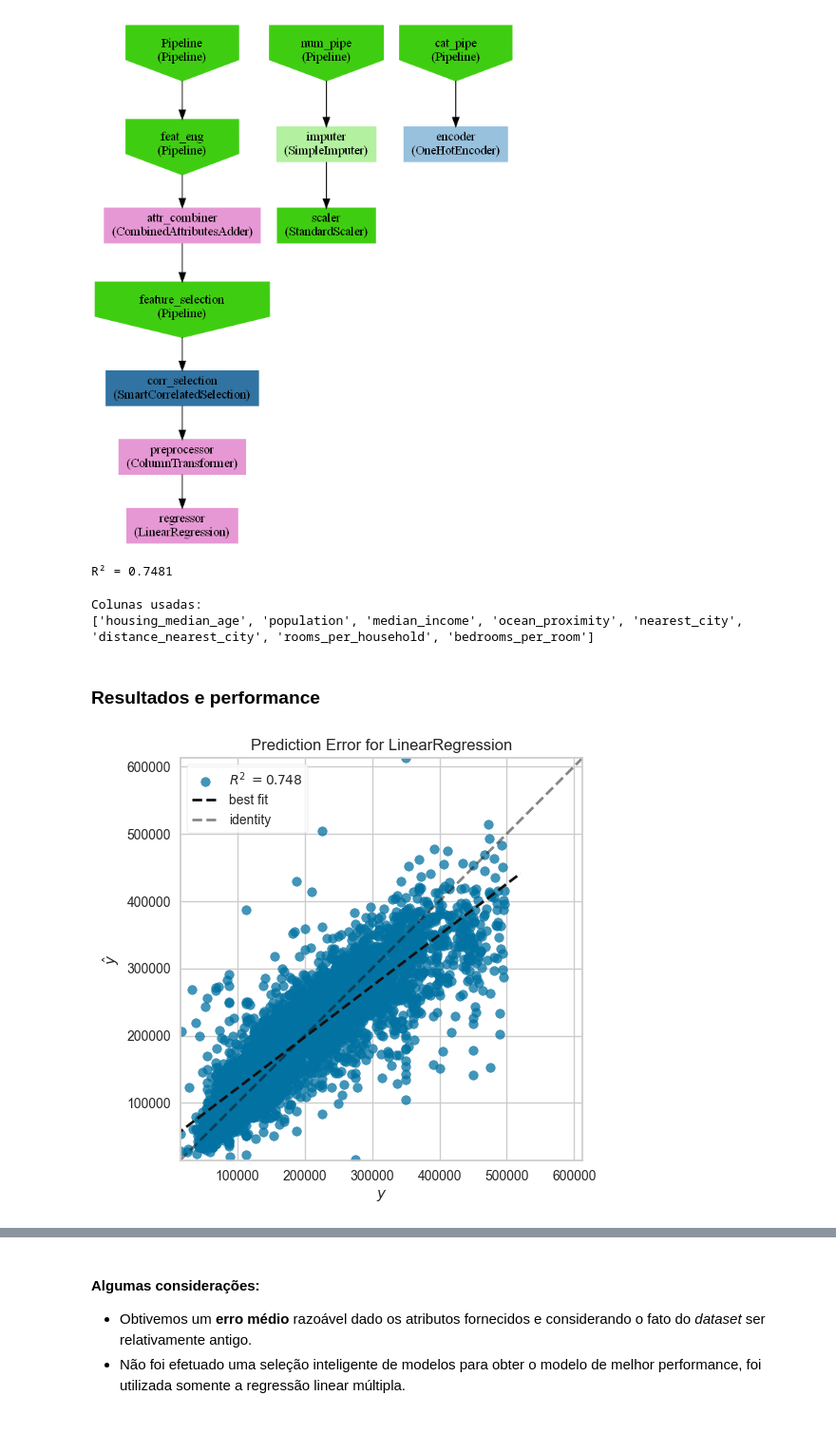
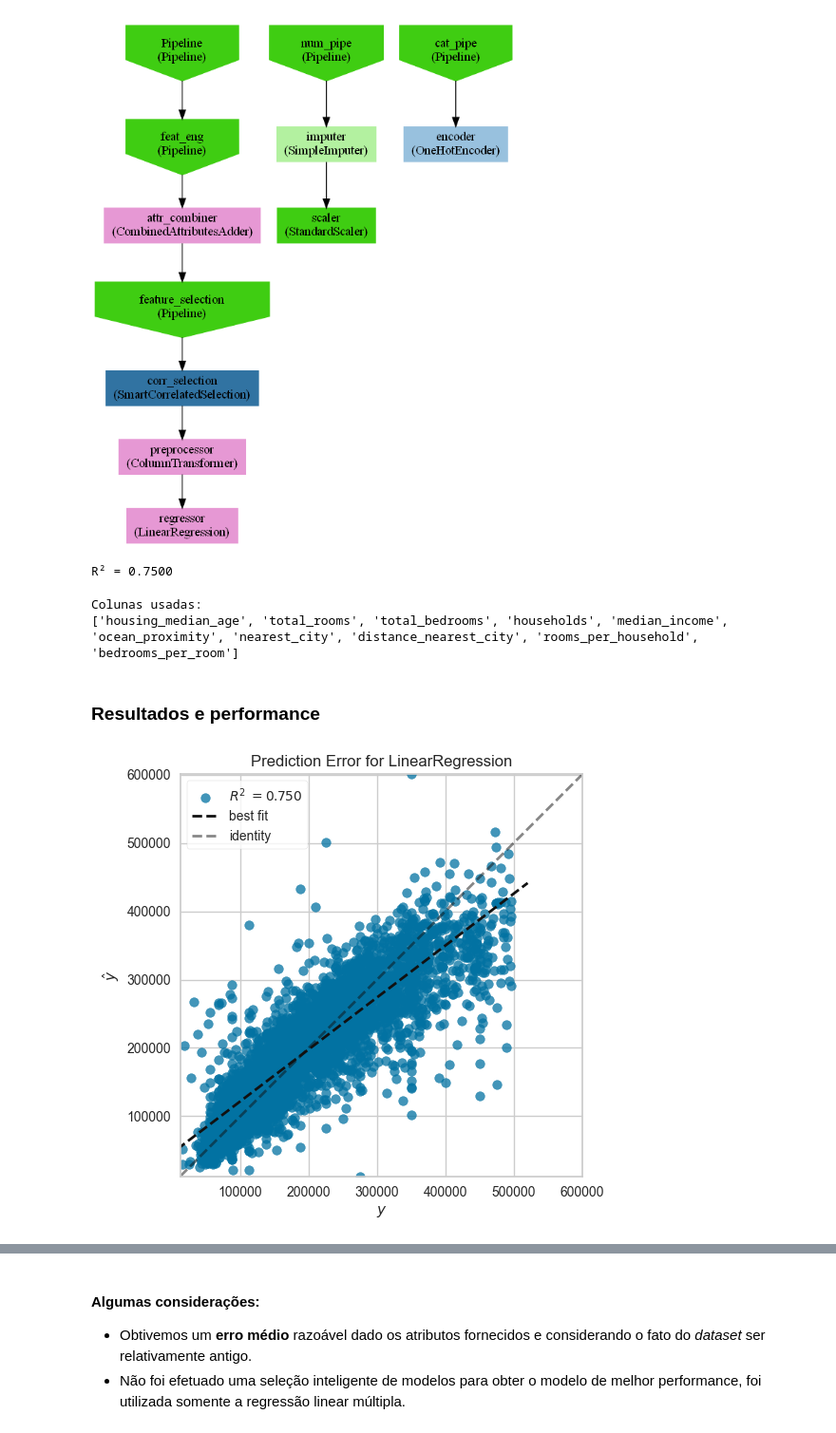
Before and after one commit to thepersonilike13/housing_prices_app, a Jupyter notebook: housing_prices_california.ipynb, the cells around one changed output, grey strips where cells are left out. Shown at 95% size. Saved outputs shown, nothing was run; the diff lists cells and outputs as text; code cells hidden in the pictures.

```diff
--- a/housing_prices_california.ipynb
+++ b/housing_prices_california.ipynb
@@ -40,6 +40,7 @@ import pandas as pd
 import numpy as np
 import seaborn as sns
 import matplotlib.pyplot as plt
+plt.rcParams['font.family'] = 'serif'
 from sklearn import set_config
 from sklearn.datasets import fetch_openml
 from sklearn.pipeline import Pipeline
@@ -773,7 +776,7 @@ X_train, X_test, y_train, y_test = train_test_split(X_data, y, test_size=0.25, r
 %autoreload 2
 from app.utils.combiner import CombinedAttributesAdder
 
-corr_sel = SmartCorrelatedSelection(threshold=0.85, method='pearson')
+corr_sel = SmartCorrelatedSelection(threshold=0.9, method='pearson')
 feature_sel = Pipeline(
     steps=[
         ('corr_selection', corr_sel)
@@ -824,16 +827,19 @@ preprocessor = ColumnTransformer(transformers=[
     ("cat_pipe", cat_pipeline, make_column_selector(dtype_include=object))
 ])
 # %%
-reg = Pipeline(
+from sklearn.linear_model import Lasso
+
+linear_regression = LinearRegression()
+
+train_pipeline = Pipeline(
     steps=[
         ('feat_eng', feature_eng),
         ('feature_selection', feature_sel),
         ('preprocessor', preprocessor),
-        ('regressor', LinearRegression())]
+        ('regressor', linear_regression)]
 )
-print(pipeline)
 # %%
-_ = reg.fit(X_train, y=y_train)
+_ = train_pipeline.fit(X_train, y=y_train)
 # %%
 from IPython.display import Image
 from dstoolbox.visualization import make_graph
@@ -843,22 +849,22 @@ Image(graph.create_png())
 # %% [output]
 [figure]
 # %%
-print(f"R² = {reg.score(X_test, y_test):.4f}")
+print(f"R² = {train_pipeline.score(X_test, y_test):.4f}")
 # %% [output]
-R² = 0.7481
+R² = 0.7500
 # %%
-used_columns = reg[1].get_feature_names_out()
+used_columns = train_pipeline[0].get_feature_names_out()
 print(f"Colunas usadas: \n{used_columns}")
 # %% [output]
 Colunas usadas:
-['housing_median_age', 'population', 'median_income', 'ocean_proximity', 'nearest_city', 'distance_nearest_city', 'rooms_per_household', 'bedrooms_per_room']
+['housing_median_age', 'total_rooms', 'total_bedrooms', 'households', 'median_income', 'ocean_proximity', 'nearest_city', 'distance_nearest_city', 'rooms_per_household', 'bedrooms_per_room']
 # %% [markdown]
 ### Resultados e performance
 # %%
 from yellowbrick.regressor import prediction_error
 
-visualizer = prediction_error(reg, X_train, y_train, X_test, y_test)
+visualizer = prediction_error(train_pipeline, X_train, y_train, X_test, y_test)
 _ = visualizer.show()
 # %% [output]
-[figure, old version]
+[figure, new version]
 # %%
```
Also changed, not shown: parts of 41 cells of this notebook, 4 other files.
